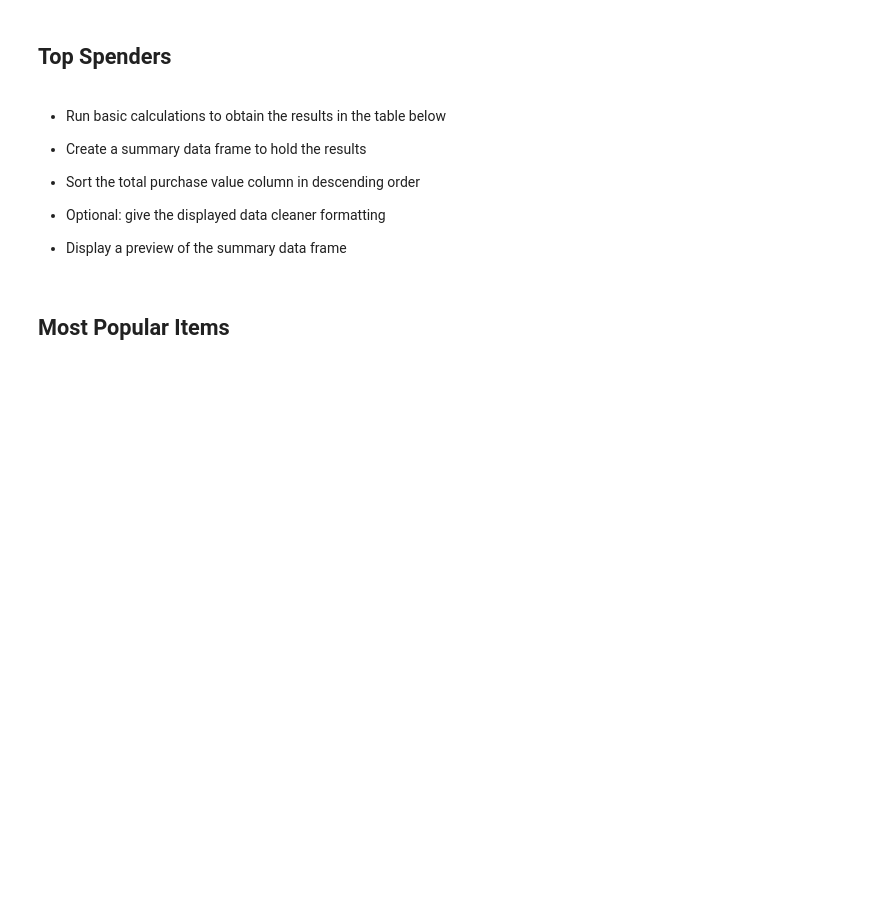
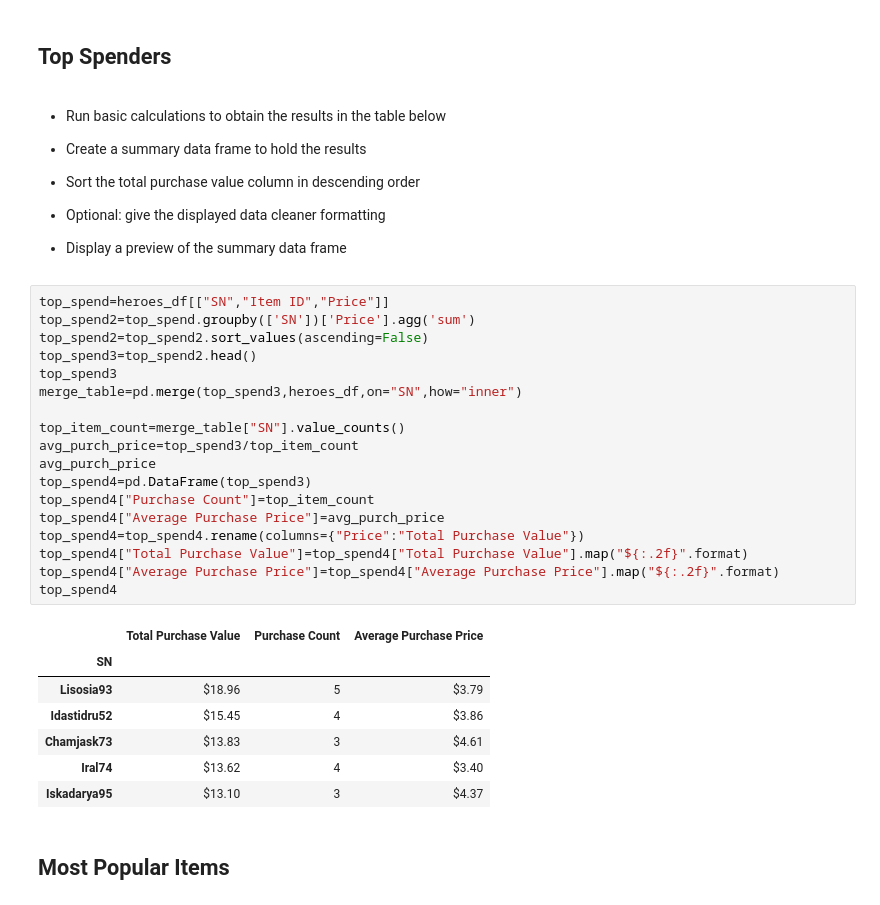
Before and after one commit to mckc661/Heroes_Of_Pymoli_Sales_Analysis, a Jupyter notebook: HeroesOfPymoli.ipynb, the cells around one changed output. Cells and saved outputs as stored; diff of their text form; blank space fills up the shorter version.

```diff
--- a/HeroesOfPymoli.ipynb
+++ b/HeroesOfPymoli.ipynb
@@ -131,6 +253,32 @@ heroes_df
 
 
 * Display a preview of the summary data frame
+# %%
+top_spend=heroes_df[["SN","Item ID","Price"]]
+top_spend2=top_spend.groupby(['SN'])['Price'].agg('sum')
+top_spend2=top_spend2.sort_values(ascending=False)
+top_spend3=top_spend2.head()
+top_spend3
+merge_table=pd.merge(top_spend3,heroes_df,on="SN",how="inner")
+
+top_item_count=merge_table["SN"].value_counts()
+avg_purch_price=top_spend3/top_item_count
+avg_purch_price
+top_spend4=pd.DataFrame(top_spend3)
+top_spend4["Purchase Count"]=top_item_count
+top_spend4["Average Purchase Price"]=avg_purch_price
+top_spend4=top_spend4.rename(columns={"Price":"Total Purchase Value"})
+top_spend4["Total Purchase Value"]=top_spend4["Total Purchase Value"].map("${:.2f}".format)
+top_spend4["Average Purchase Price"]=top_spend4["Average Purchase Price"].map("${:.2f}".format)
+top_spend4
+# %% [output]
+|  | Total Purchase Value | Purchase Count | Average Purchase Price |
+| SN |  |  |  |
+| Lisosia93 | $18.96 | 5 | $3.79 |
+| Idastidru52 | $15.45 | 4 | $3.86 |
+| Chamjask73 | $13.83 | 3 | $4.61 |
+| Iral74 | $13.62 | 4 | $3.40 |
+| Iskadarya95 | $13.10 | 3 | $4.37 |
 # %% [markdown]
 ## Most Popular Items
 # %% [markdown]
```
Also changed, not shown: parts of 10 cells of this notebook.
